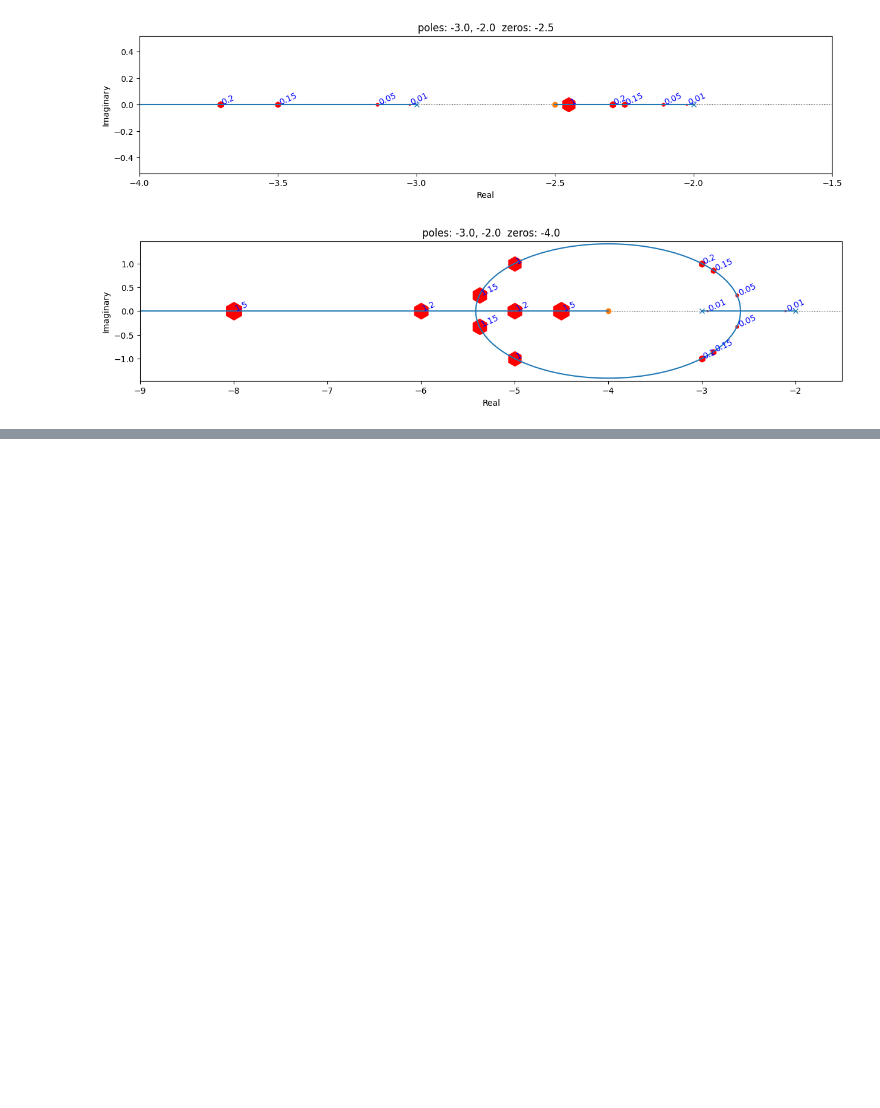
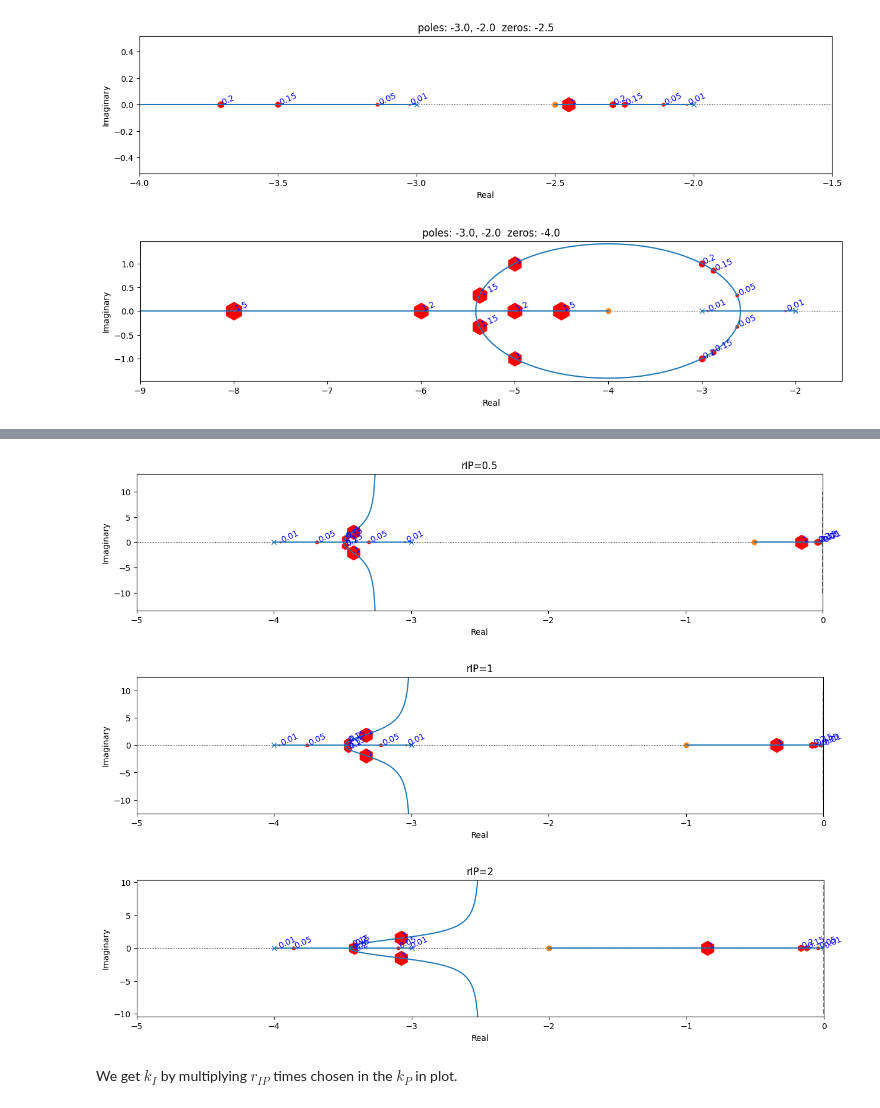
Before and after one commit to joseph-hellerstein/advanced-controls-lectures, a Jupyter notebook: short_class_lectures/Lecture_7_Root_Locus_Design/root_locus_analysis.ipynb, the cells around one changed output, grey strips where cells are left out. Cells and saved outputs as stored; diff of their text form; code cells hidden in the pictures; blank space fills up the shorter version.

```diff
--- a/short_class_lectures/Lecture_7_Root_Locus_Design/root_locus_analysis.ipynb
+++ b/short_class_lectures/Lecture_7_Root_Locus_Design/root_locus_analysis.ipynb
@@ -514,0 +506,14 @@ _ = plotRootLocusWithGains(ol_tf, gains=[0.001, 0.2, 0.8, 3], markersize_multipl
+# %%
+# Iteratively consider multiple values of rIP
+ol_tf = control.zpk([], [-3, -4], [5])
+s = control.TransferFunction.s
+for rIP in [0.5, 1, 2]:
+    adj_ol_tf = (s + rIP)/s * ol_tf  # Adjusted open loop system
+    _ = plotRootLocusWithGains(adj_ol_tf, gains=[0.01, 0.05, 0.15, 0.2, 1], markersize_multiplier=300,
+        xlim=[-5, 0], figsize=(15, 3), is_annotate=True, title=f"rIP={rIP}")
+# %% [output]
+[figure, added]
+[figure, added]
+[figure, added]
+# %% [markdown]
+We get $k_I$ by multiplying $r_{IP}$ times chosen in the $k_P$ in plot.
```
Also changed, not shown: parts of 17 cells of this notebook, 3 other files.
